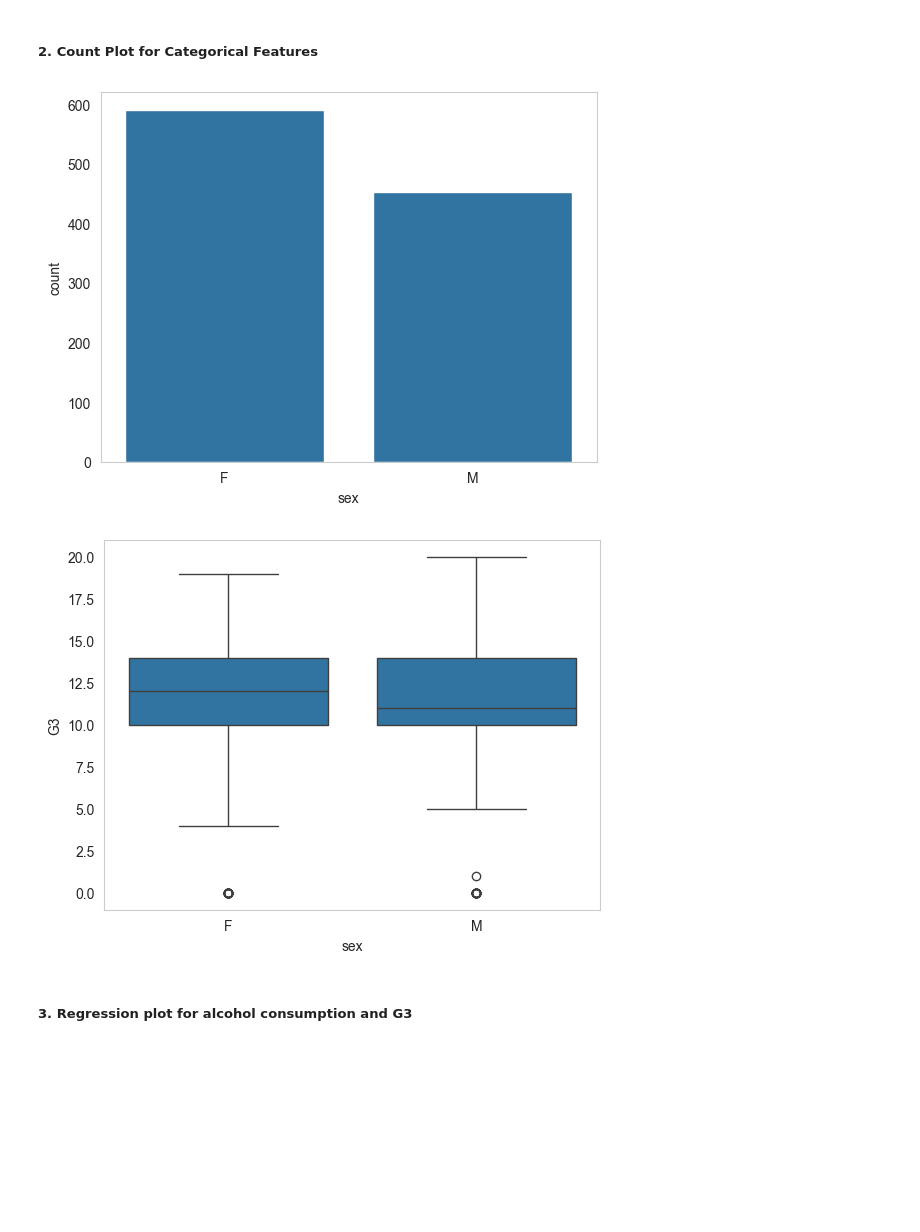
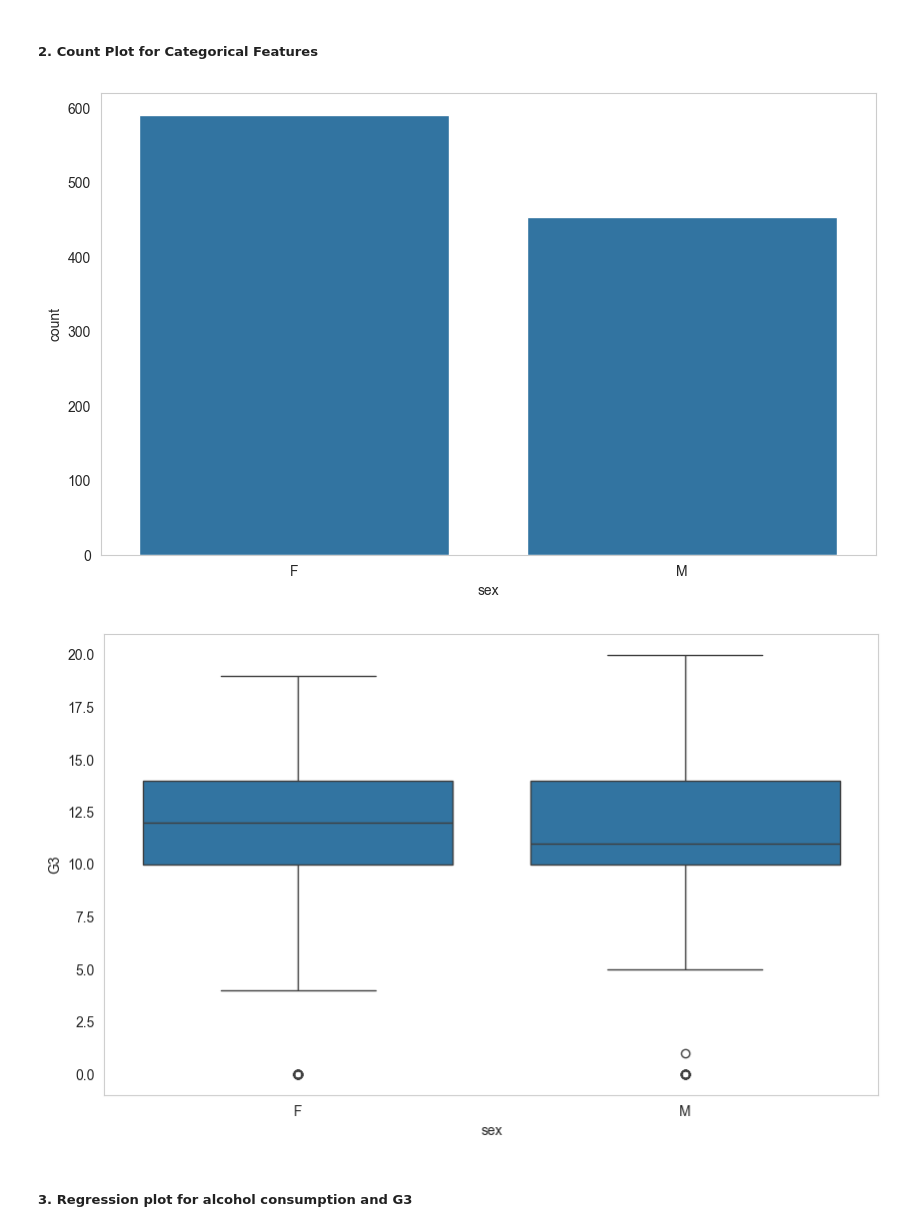
Before and after one commit to COGS108/Group088_WI24, a Jupyter notebook: EDACheckpoint_Group088_WI24.ipynb, the cells around one changed output. Drawn from its saved outputs; the diff is of its cells as text; code cells hidden in the pictures; blank space fills up the shorter version.

```diff
--- a/EDACheckpoint_Group088_WI24.ipynb
+++ b/EDACheckpoint_Group088_WI24.ipynb
@@ -333,17 +338,19 @@ plt.show()
 ##### 2. Count Plot for Categorical Features
 # %%
 # Count plot for a categorical feature
+plt.figure(figsize=(10, 6))
 sns.countplot(data=df, x='sex')
 plt.grid(False)
 plt.show()
 
 # Box plot of final grade by sex
+plt.figure(figsize=(10, 6))
 sns.boxplot(data=df, x='sex', y='G3')
 plt.grid(False)
 plt.show()
 # %% [output]
-[figure, old version]
+[figure, new version]
-[figure, old version]
+[figure, new version]
 # %% [markdown]
 ##### 3. Regression plot for alcohol consumption and G3
 # %%
```
Also changed, not shown: parts of 8 cells of this notebook.
